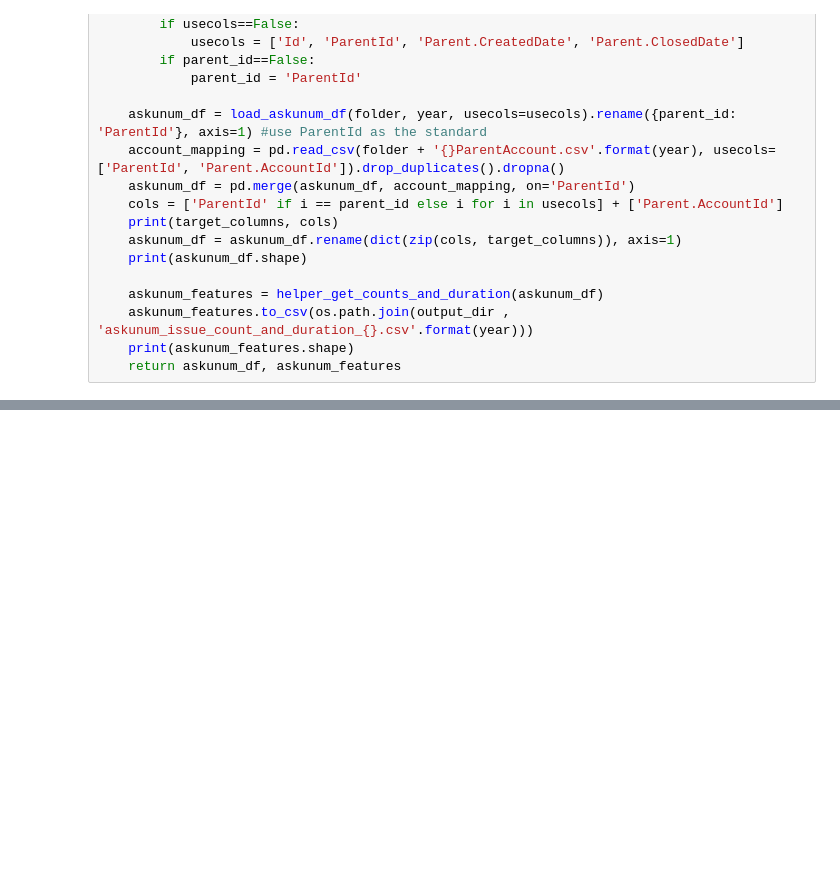
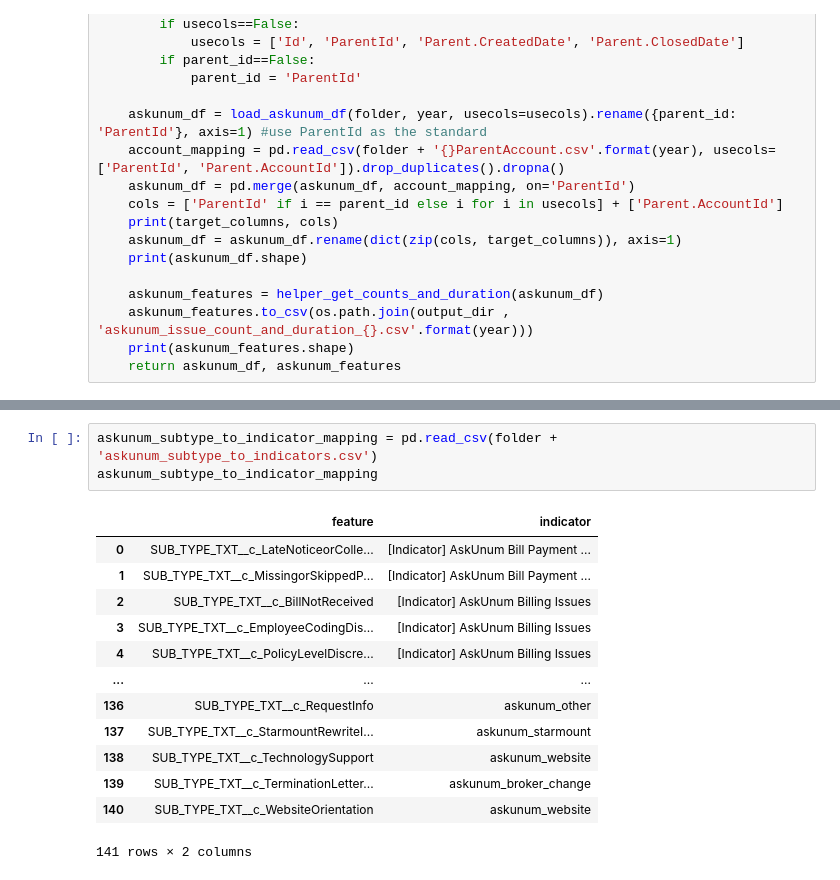
Before and after one commit to iamjiang/retention_model_NLP, a Jupyter notebook: feature_engineer/askunum_pipeline.ipynb, the cells around one changed output, grey strips where cells are left out. Drawn from its saved outputs; the diff is of its cells as text; blank space fills up the shorter version.

```diff
--- a/feature_engineer/askunum_pipeline.ipynb
+++ b/feature_engineer/askunum_pipeline.ipynb
@@ -126,0 +247,17 @@ x[0].head()
+# %%
+askunum_subtype_to_indicator_mapping = pd.read_csv(folder + 'askunum_subtype_to_indicators.csv')
+askunum_subtype_to_indicator_mapping
+# %% [output]
+|  | feature | indicator |
+| 0 | SUB_TYPE_TXT__c_LateNoticeorColle... | [Indicator] AskUnum Bill Payment ... |
+| 1 | SUB_TYPE_TXT__c_MissingorSkippedP... | [Indicator] AskUnum Bill Payment ... |
+| 2 | SUB_TYPE_TXT__c_BillNotReceived | [Indicator] AskUnum Billing Issues |
+| 3 | SUB_TYPE_TXT__c_EmployeeCodingDis... | [Indicator] AskUnum Billing Issues |
+| 4 | SUB_TYPE_TXT__c_PolicyLevelDiscre... | [Indicator] AskUnum Billing Issues |
+| ... | ... | ... |
+| 136 | SUB_TYPE_TXT__c_RequestInfo | askunum_other |
+| 137 | SUB_TYPE_TXT__c_StarmountRewriteI... | askunum_starmount |
+| 138 | SUB_TYPE_TXT__c_TechnologySupport | askunum_website |
+| 139 | SUB_TYPE_TXT__c_TerminationLetter... | askunum_broker_change |
+| 140 | SUB_TYPE_TXT__c_WebsiteOrientation | askunum_website |
+141 rows × 2 columns
```
Also changed, not shown: parts of 27 cells of this notebook.
